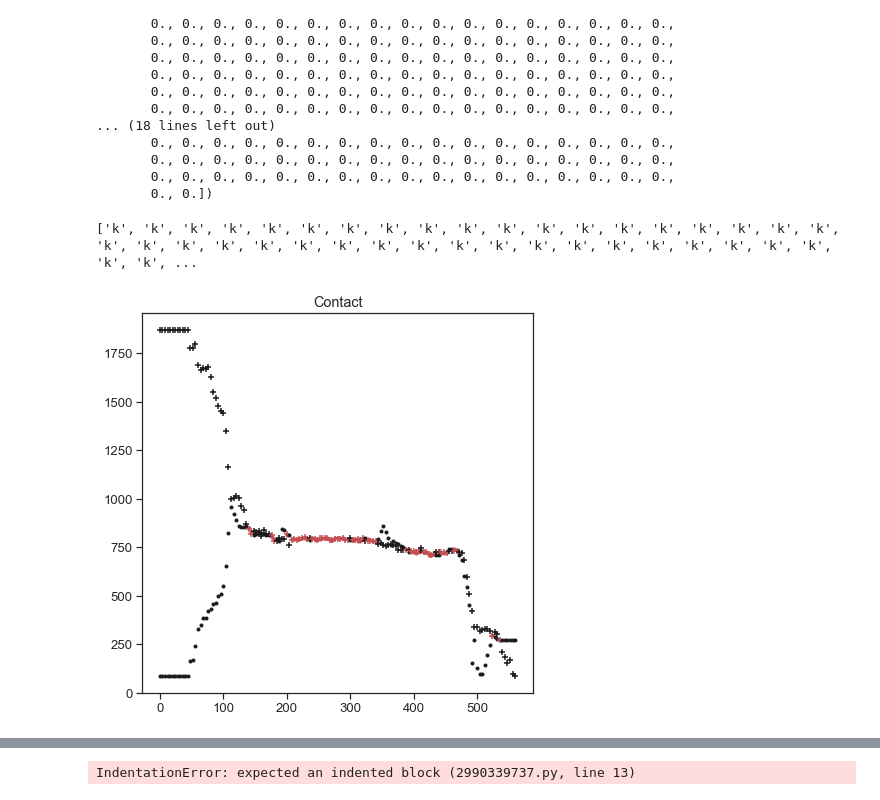
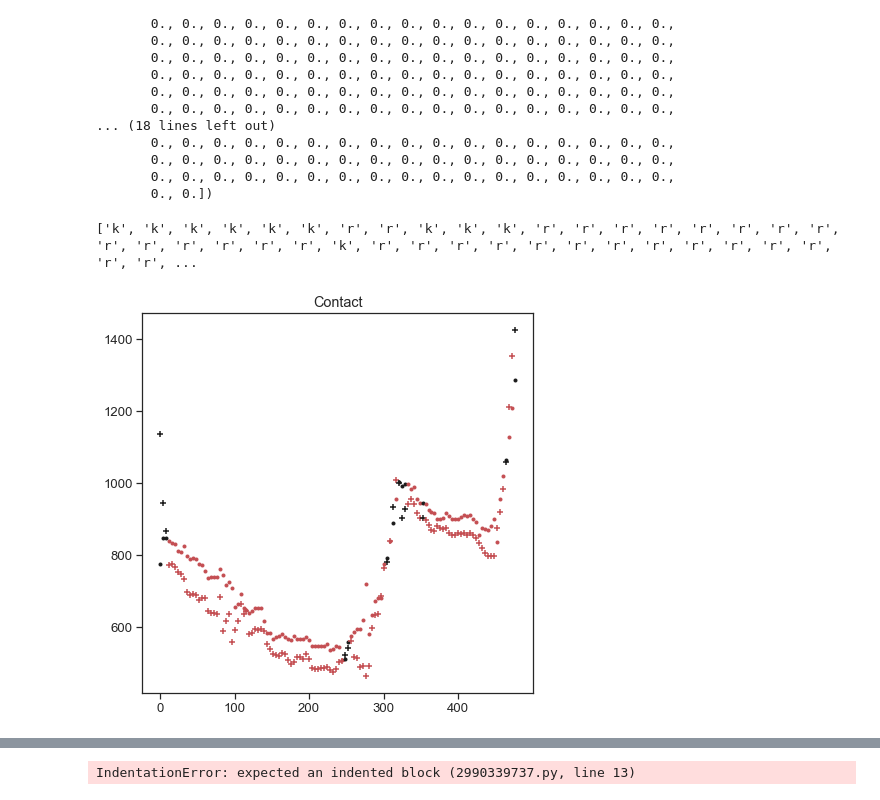
Before and after one commit to padillacoreanolab/pose_tracking_repo, a Jupyter notebook: results/tube_test_analysis/tubetest_analysis.ipynb, the cells around one changed output, grey strips where cells are left out. Cells and saved outputs as stored; diff of their text form; code cells hidden in the pictures.

```diff
--- a/results/tube_test_analysis/tubetest_analysis.ipynb
+++ b/results/tube_test_analysis/tubetest_analysis.ipynb
@@ -134,10 +146,18 @@ locations.shape
 # %%
 #Visualize movement across video
-EAR_INDEX = 2
-FRONTSHOULDER_INDEX = 3
-TAIL_INDEX = 4
-NOSE_INDEX = 0
+EAR_INDEX = 0
+NOSE_INDEX = 1
+TAILBASE_INDEX = 2
+THORAX_INDEX = 3
+FRONT_FOOT_INDEX = 4
+REAR_FOOT_INDEX = 5
 
-head_loc = locations[:, EAR_INDEX, :, :]
-front_loc = locations[:, FRONTSHOULDER_INDEX, :, :]
-tail_loc = locations[:, TAIL_INDEX, :, :]
+
+
+
+ear_loc = locations[:, EAR_INDEX, :, :]
+nose_loc = locations[:, NOSE_INDEX, :,:]
+tail_loc = locations[:, TAILBASE_INDEX, :, :]
+thorax_loc = locations[:, THORAX_INDEX, :, :]
+front_foot_loc = locations[:, FRONT_FOOT_INDEX, :, :]
+rear_foot_loc = locations[:, REAR_FOOT_INDEX, :, :]
@@ -369,8 +410,18 @@ def contact(node_array_m1, node_array_m2, epsilon):
     epsilon = threshold for closeness that defines a contact
     """
     contact_array = []
+      #get left mouse
+      #left of screen in 0 on x axis
+    if node_array_m1[0] > node_array_m2[0]:
+        left_array = node_array_m2
+        right_array = node_array_m1
+    else:
+        left_array = node_array_m1
+        right_array = node_array_m2
     for i in range(len(node_array_m1)):
         if abs(node_array_m1[i] - node_array_m2[i]) < epsilon:
+            contact_array.append(True)
+        if left_array[i] > right_array [i]:
             contact_array.append(True)
         else:
             contact_array.append(False)
@@ -378,8 +429,10 @@ def contact(node_array_m1, node_array_m2, epsilon):
 
 
 
-nose_m1 = nose_loc[:,0,MOUSE_YELLOW_PAGES['2.4']]
-nose_m2 = nose_loc[:,0,MOUSE_YELLOW_PAGES['2.1']]
+nose_m1 = nose_loc[:,0,MOUSE_YELLOW_PAGES['6.1']]
+nose_m2 = nose_loc[:,0,MOUSE_YELLOW_PAGES['6.3']]
+#thorax_m1 = thorax_loc[:,0, MOUSE_YELLOW_PAGES['5.3']]
+#thorax_m2 = thorax_loc[:,0,MOUSE_YELLOW_PAGES['5.4']]
 
 contact(nose_m1, nose_m2,1)
 
@@ -389,32 +442,32 @@ def contact_visualization(node_array_m1, node_array_m2, epsilon):
     con_col = [0] * len(contact_array)
     for i in range(len(contact_array)):
         if contact_array[i] == True:
             con_col[i] = 'r'
         else:
             con_col[i] ='k'
     print(con_col)
 
 
     plt.figure(figsize=(7,7))
     for i in range(len(node_array_m1)):
         if i%4 == 0:
             plt.scatter(i, node_array_m1[i], c=con_col[i], marker=".")
             plt.scatter(i, node_array_m2[i], c=con_col[i], marker="+")
 
     #plt.legend()
 
     #plt.xlim(0,len(node_array_m1))
     #plt.xticks([])
 
     #max_1 = max(node_array_m1)
     #max_2 = max(node_array_m2)
     #y_max = max(max_1,max_2)
 
     #plt.ylim(0,y_max)
     #plt.yticks([])
     plt.title('Contact')
 
 contact_visualization(nose_m1, nose_m2, 8)
 # %% [output]
-['k', 'k', 'k', 'k', 'k', 'k', 'k', 'k', 'k', 'k', 'k', 'k', 'k', 'k', 'k', 'k', 'k', 'k', 'k', 'k', 'k', 'k', 'k', 'k', 'k', 'k', 'k', 'k', 'k', 'k', 'k', 'k', 'k', 'k', 'k', 'k', 'k', 'k', 'k', 'k', ...
+['k', 'k', 'k', 'k', 'k', 'k', 'r', 'r', 'k', 'k', 'k', 'r', 'r', 'r', 'r', 'r', 'r', 'r', 'r', 'r', 'r', 'r', 'r', 'r', 'r', 'k', 'r', 'r', 'r', 'r', 'r', 'r', 'r', 'r', 'r', 'r', 'r', 'r', 'r', 'r', ...
-[figure, old version]
+[figure, new version]
```
Also changed, not shown: parts of 18 cells of this notebook, 54 other files.
